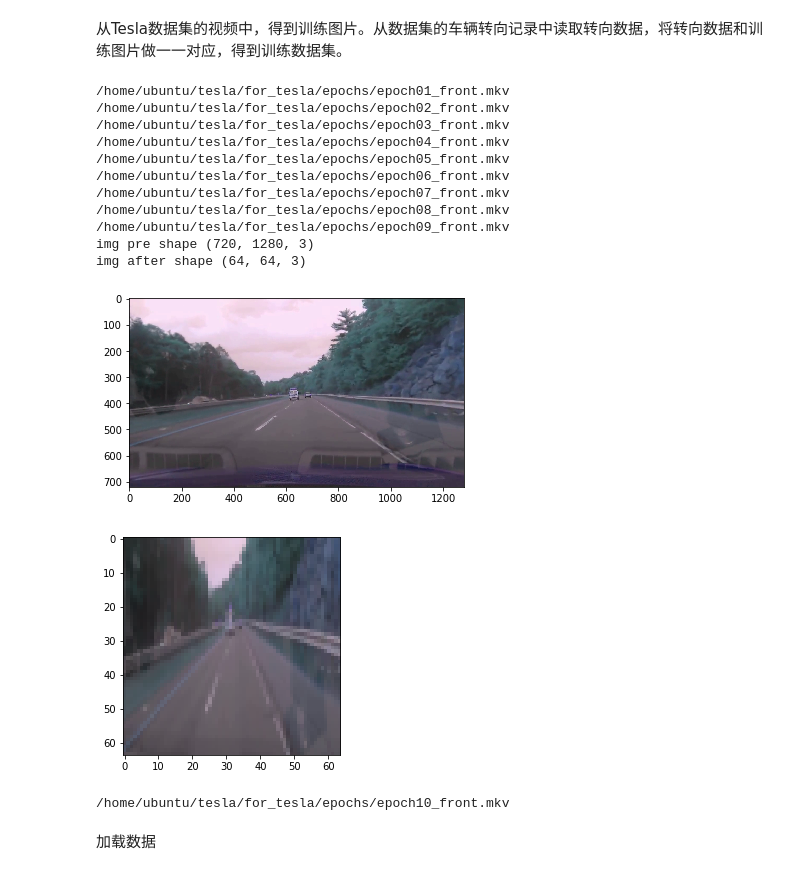
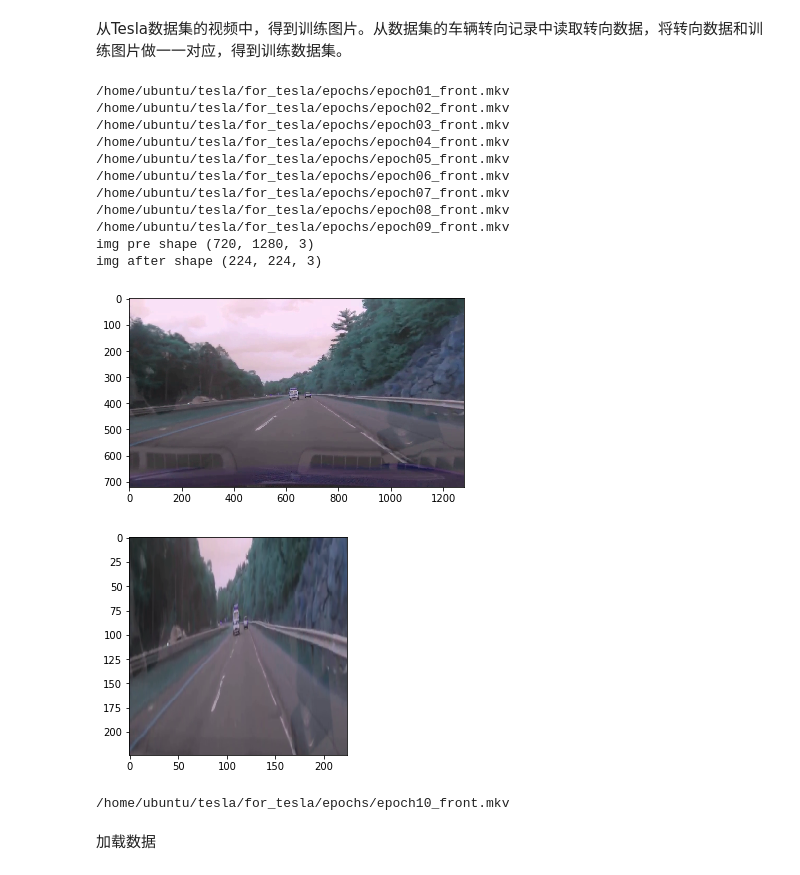
Before and after one commit to rosaann/for_tesla, a Jupyter notebook: deep_tesla.ipynb, the cells around one changed output. Saved outputs shown, nothing was run; the diff lists cells and outputs as text; code cells hidden in the pictures.

```diff
--- a/deep_tesla.ipynb
+++ b/deep_tesla.ipynb
@@ -63,21 +63,21 @@ def loadVideoAndResize(resize_w, resize_h):
      #   pickle.dump((img_list_val, steer_list_val), open(val_add, 'wb'))
 # %%
 #将视频解码成预训练网络需要的图片尺寸的图片
-loadVideoAndResize(64, 64)
+loadVideoAndResize(224, 224)
 # %% [output]
 /home/ubuntu/tesla/for_tesla/epochs/epoch01_front.mkv
 /home/ubuntu/tesla/for_tesla/epochs/epoch02_front.mkv
 /home/ubuntu/tesla/for_tesla/epochs/epoch03_front.mkv
 /home/ubuntu/tesla/for_tesla/epochs/epoch04_front.mkv
 /home/ubuntu/tesla/for_tesla/epochs/epoch05_front.mkv
 /home/ubuntu/tesla/for_tesla/epochs/epoch06_front.mkv
 /home/ubuntu/tesla/for_tesla/epochs/epoch07_front.mkv
 /home/ubuntu/tesla/for_tesla/epochs/epoch08_front.mkv
 /home/ubuntu/tesla/for_tesla/epochs/epoch09_front.mkv
 img pre shape (720, 1280, 3)
-img after shape (64, 64, 3)
+img after shape (224, 224, 3)
 [figure]
-[figure, old version]
+[figure, new version]
 /home/ubuntu/tesla/for_tesla/epochs/epoch10_front.mkv
 # %% [markdown]
 加载数据
```
Also changed, not shown: parts of 5 cells of this notebook.
